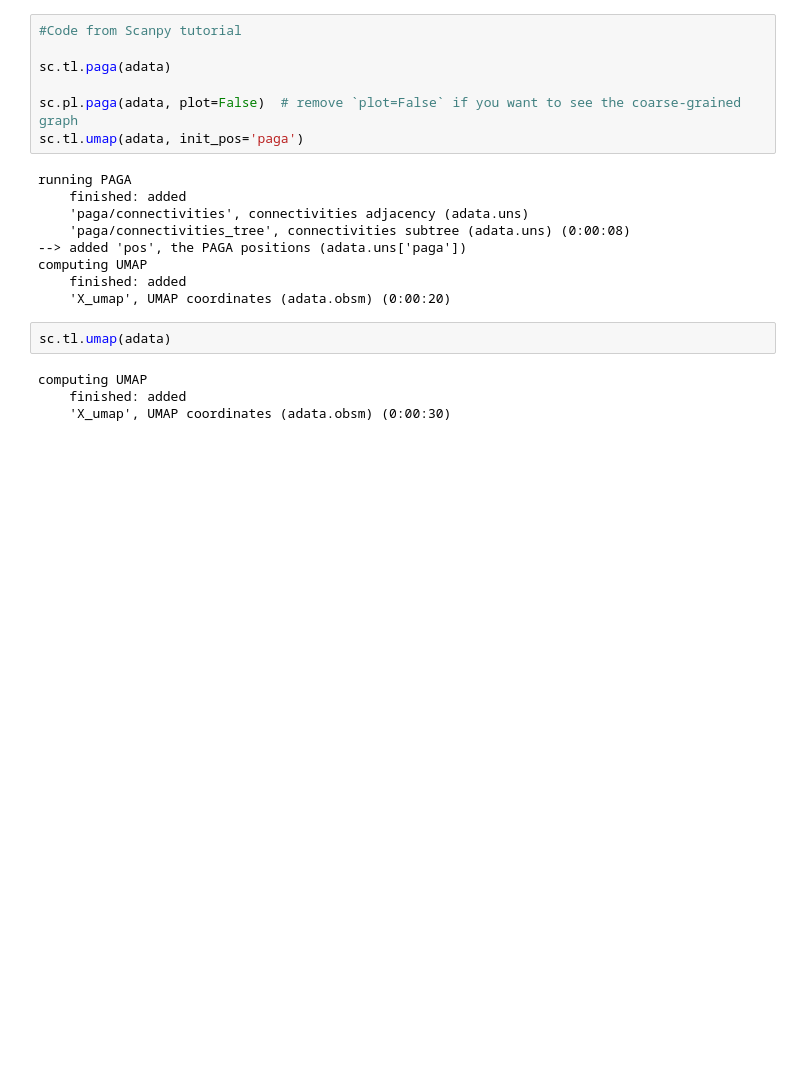
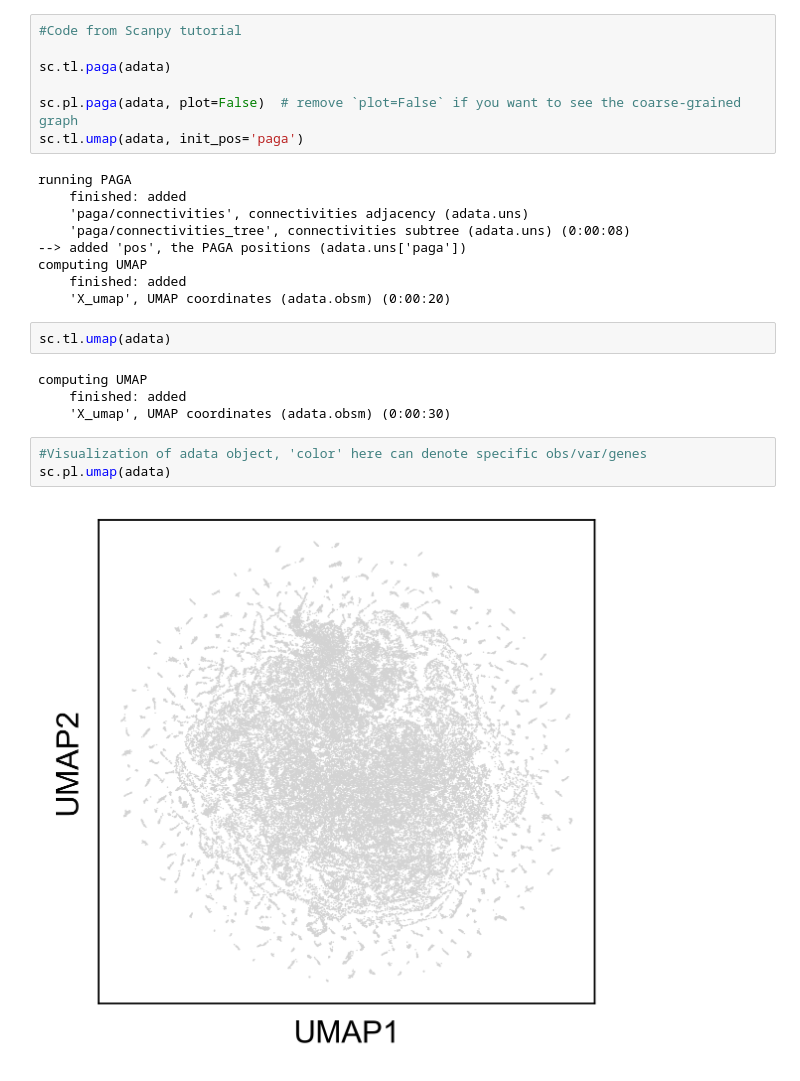
Before and after one commit to mairi-mcclean/TB_atlas, a Jupyter notebook: 1-sample_QC/221130_QCplus_CaiY2020_MM.ipynb, the cells around one changed output. Saved outputs shown, nothing was run; the diff lists cells and outputs as text; blank space fills up the shorter version.

```diff
--- a/1-sample_QC/221130_QCplus_CaiY2020_MM.ipynb
+++ b/1-sample_QC/221130_QCplus_CaiY2020_MM.ipynb
@@ -197,3 +199,8 @@ sc.tl.umap(adata)
 computing UMAP
     finished: added
     'X_umap', UMAP coordinates (adata.obsm) (0:00:30)
+# %%
+#Visualization of adata object, 'color' here can denote specific obs/var/genes
+sc.pl.umap(adata)
+# %% [output]
+[figure, added]
```
Also changed, not shown: parts of 7 cells of this notebook.
